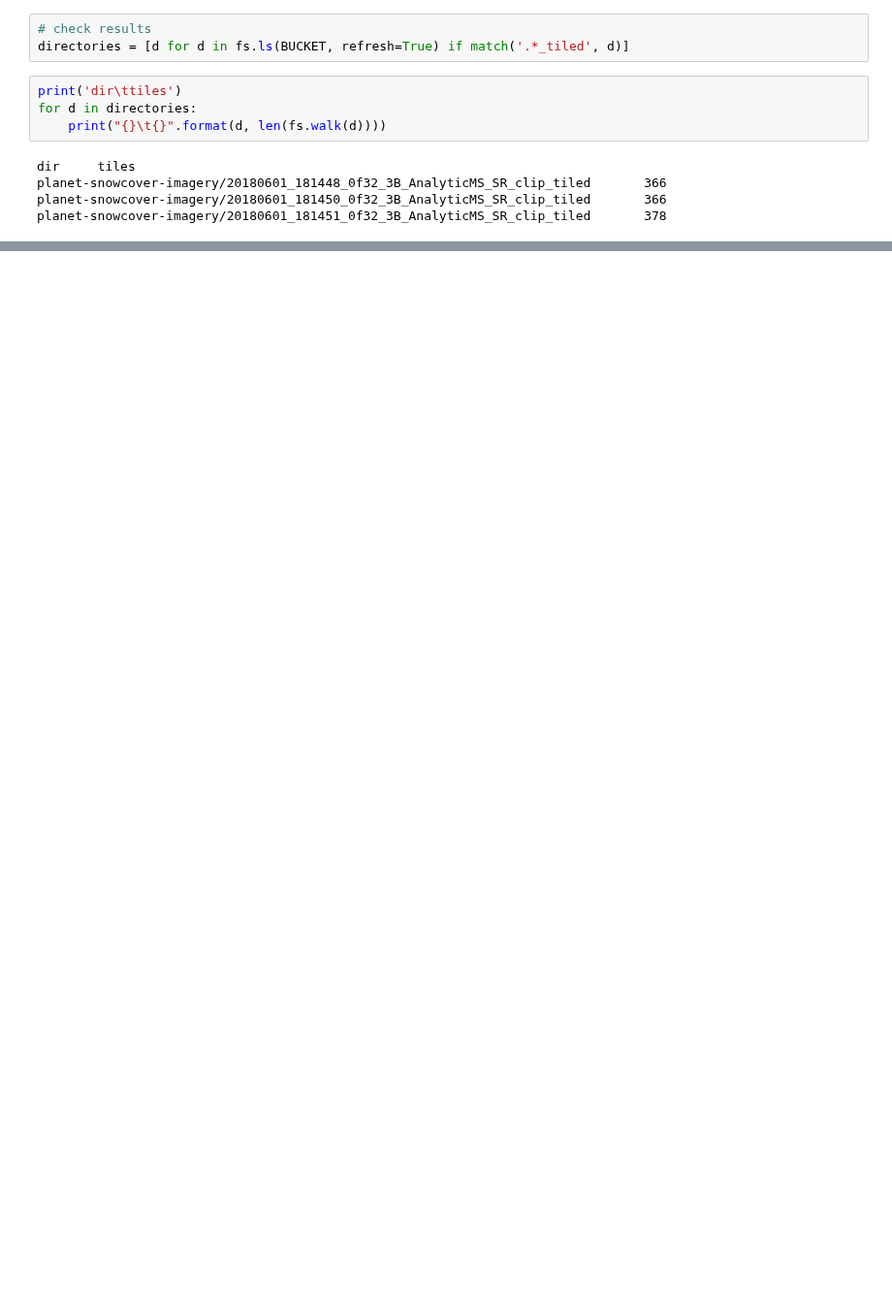
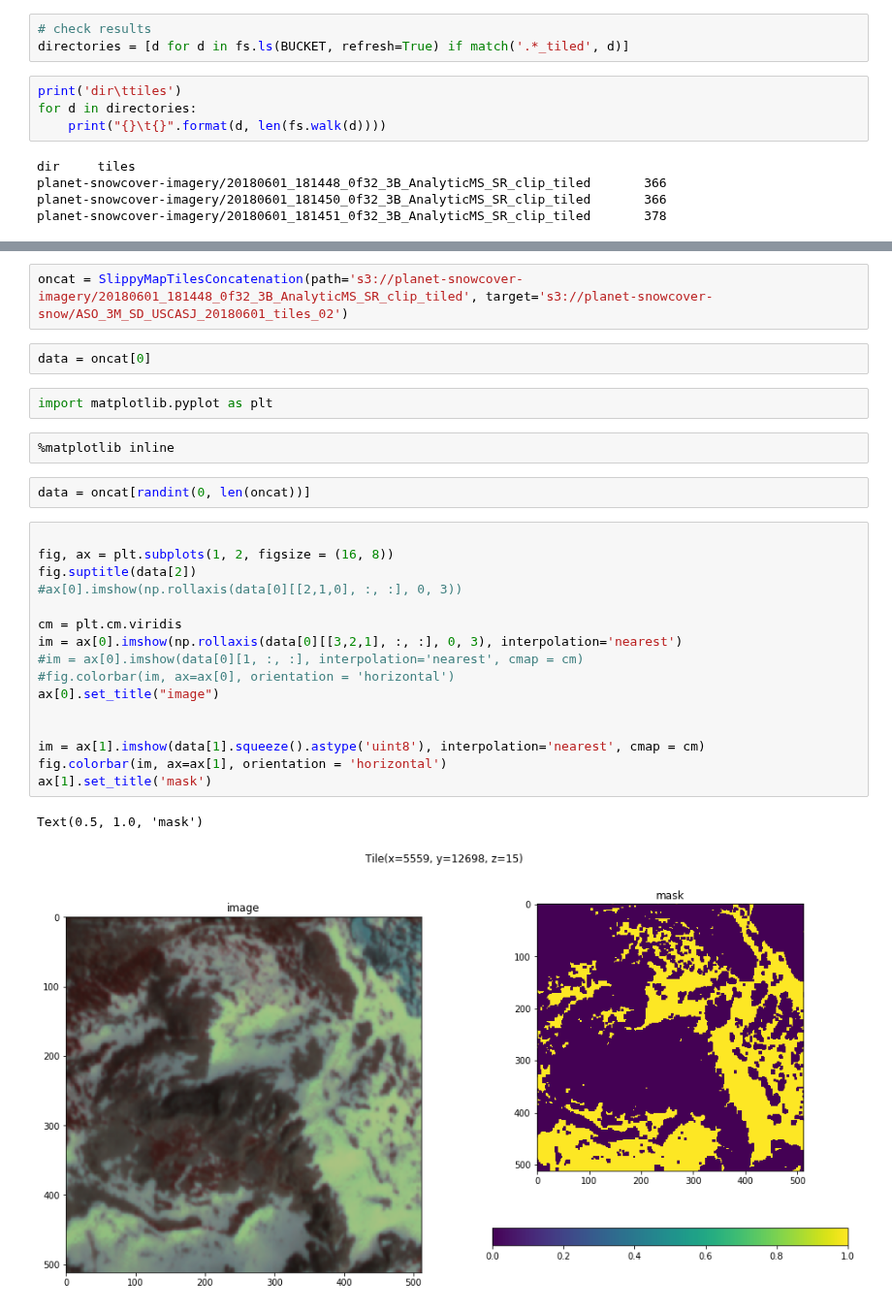
Before and after one commit to acannistra/planet-snowcover, a Jupyter notebook: pipeline/1_TIle_Images.ipynb, the cells around one changed output, grey strips where cells are left out. Shown at 97% size. Drawn from its saved outputs; the diff is of its cells as text; blank space fills up the shorter version.

```diff
--- a/pipeline/1_TIle_Images.ipynb
+++ b/pipeline/1_TIle_Images.ipynb
@@ -92,0 +92,29 @@ fs.du('planet-snowcover-imagery/20180601_181447_0f32_3B_AnalyticMS_SR_clip.tif')
+# %%
+oncat = SlippyMapTilesConcatenation(path='s3://planet-snowcover-imagery/20180601_181448_0f32_3B_AnalyticMS_SR_clip_tiled', target='s3://planet-snowcover-snow/ASO_3M_SD_USCASJ_20180601_tiles_02')
+# %%
+data = oncat[0]
+# %%
+import matplotlib.pyplot as plt
+# %%
+%matplotlib inline
+# %%
+data = oncat[randint(0, len(oncat))]
+# %%
+
+fig, ax = plt.subplots(1, 2, figsize = (16, 8))
+fig.suptitle(data[2])
+#ax[0].imshow(np.rollaxis(data[0][[2,1,0], :, :], 0, 3))
+
+cm = plt.cm.viridis
+im = ax[0].imshow(np.rollaxis(data[0][[3,2,1], :, :], 0, 3), interpolation='nearest')
+#im = ax[0].imshow(data[0][1, :, :], interpolation='nearest', cmap = cm)
+#fig.colorbar(im, ax=ax[0], orientation = 'horizontal')
+ax[0].set_title("image")
+
+
+im = ax[1].imshow(data[1].squeeze().astype('uint8'), interpolation='nearest', cmap = cm)
+fig.colorbar(im, ax=ax[1], orientation = 'horizontal')
+ax[1].set_title('mask')
+# %% [output]
+Text(0.5, 1.0, 'mask')
+[figure, added]
```
Also changed, not shown: parts of 11 cells of this notebook, 2 other files.
